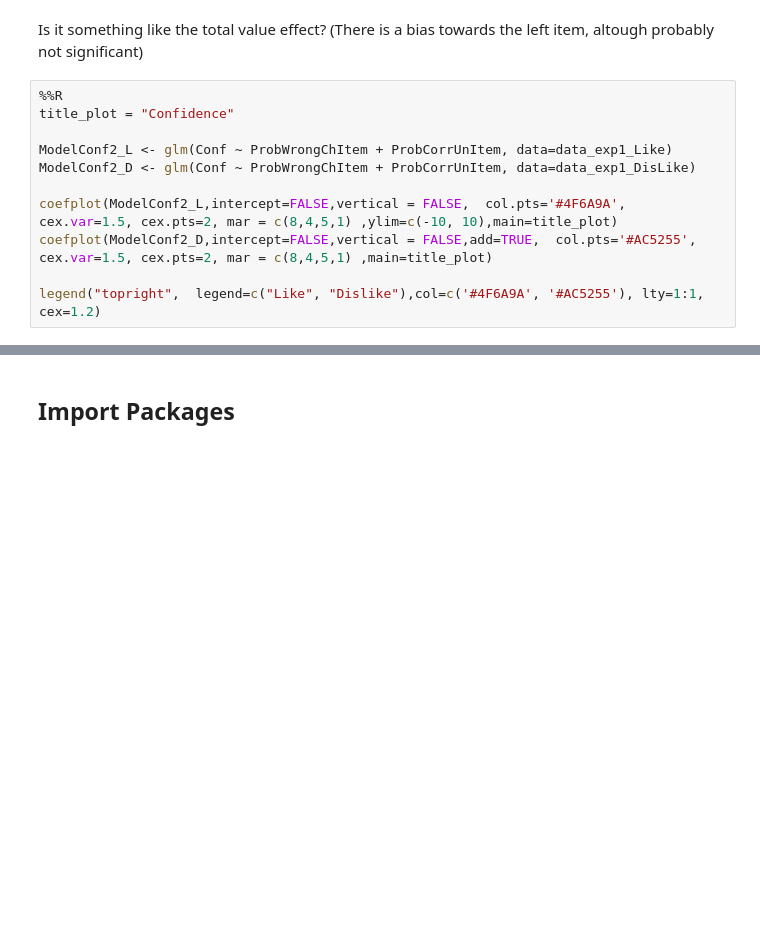
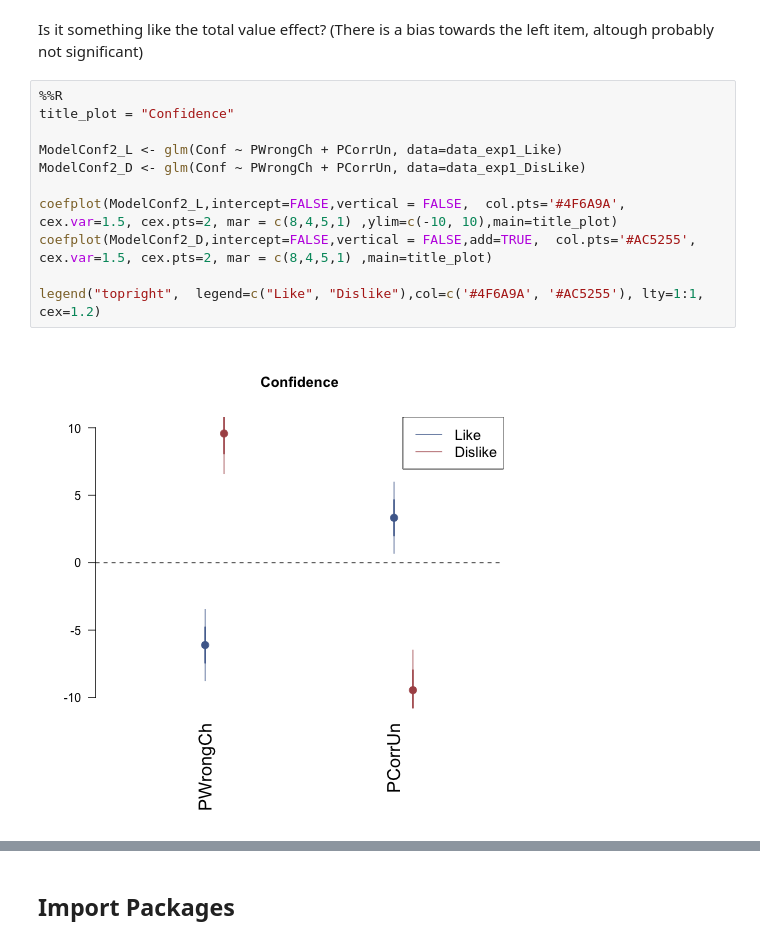
Before and after one commit to pradysepulveda/FF2018, a Jupyter notebook: FF2018_ConfidenceRegret.ipynb, the cells around one changed output, grey strips where cells are left out. Saved outputs shown, nothing was run; the diff lists cells and outputs as text; blank space fills up the shorter version.

Commit message:
supplementary models

```diff
--- a/FF2018_ConfidenceRegret.ipynb
+++ b/FF2018_ConfidenceRegret.ipynb
@@ -240,11 +244,13 @@ Is it something like the total value effect? (There is a bias towards the left i
 # %%
 %%R
 title_plot = "Confidence"
 
-ModelConf2_L <- glm(Conf ~ ProbWrongChItem + ProbCorrUnItem, data=data_exp1_Like)
-ModelConf2_D <- glm(Conf ~ ProbWrongChItem + ProbCorrUnItem, data=data_exp1_DisLike)
+ModelConf2_L <- glm(Conf ~ PWrongCh + PCorrUn, data=data_exp1_Like)
+ModelConf2_D <- glm(Conf ~ PWrongCh + PCorrUn, data=data_exp1_DisLike)
 
 coefplot(ModelConf2_L,intercept=FALSE,vertical = FALSE,  col.pts='#4F6A9A', cex.var=1.5, cex.pts=2, mar = c(8,4,5,1) ,ylim=c(-10, 10),main=title_plot)
 coefplot(ModelConf2_D,intercept=FALSE,vertical = FALSE,add=TRUE,  col.pts='#AC5255', cex.var=1.5, cex.pts=2, mar = c(8,4,5,1) ,main=title_plot)
 
 legend("topright",  legend=c("Like", "Dislike"),col=c('#4F6A9A', '#AC5255'), lty=1:1, cex=1.2)
+# %% [output]
+[figure, added]
```
Also changed, not shown: parts of 6 cells of this notebook, 11 other files.
